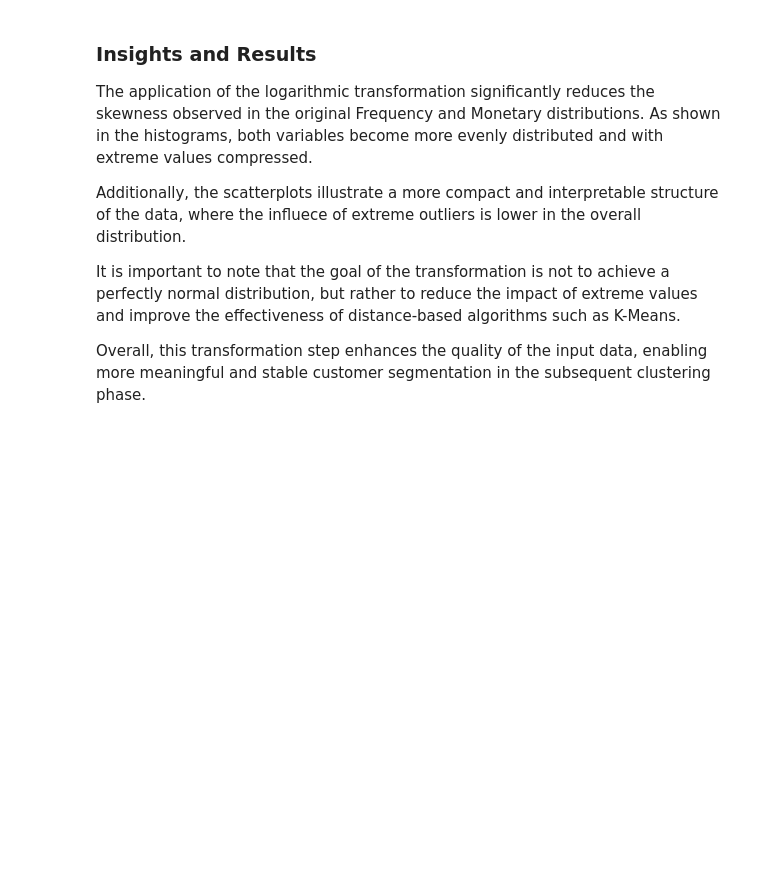
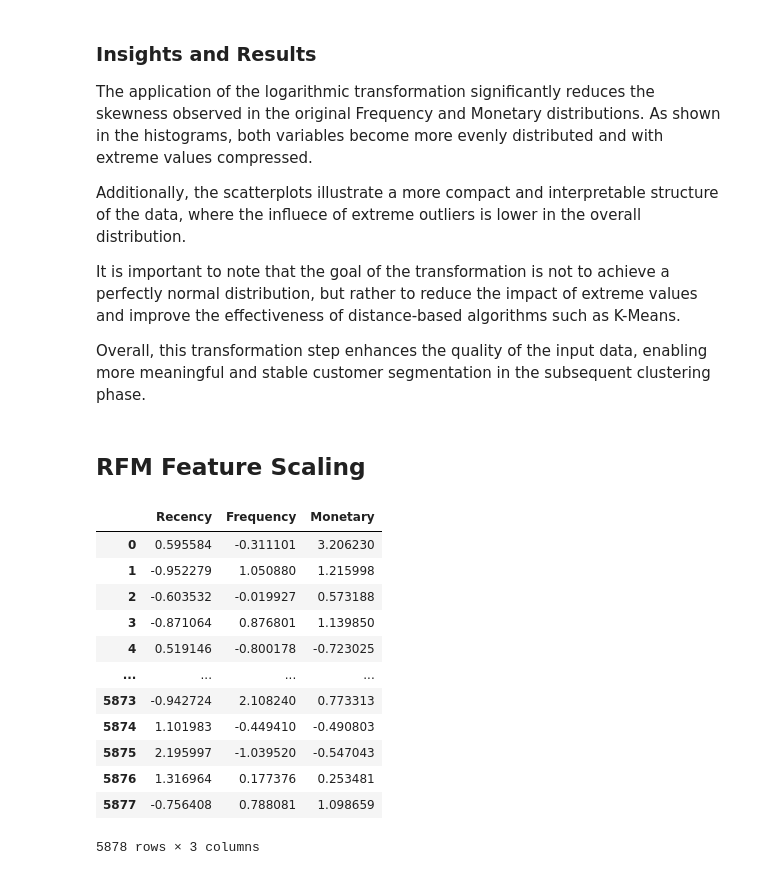
Before and after one commit to AmaKings9/online-retail-customer-analysis, a Jupyter notebook: notebooks/04_rfm_analysis.ipynb, the cells around one changed output. Cells and saved outputs as stored; diff of their text form; code cells hidden in the pictures; blank space fills up the shorter version.

Commit message:
Add feature scaling process

```diff
--- a/notebooks/04_rfm_analysis.ipynb
+++ b/notebooks/04_rfm_analysis.ipynb
@@ -126,3 +126,5 @@ Additionally, the scatterplots illustrate a more compact and interpretable struc
 It is important to note that the goal of the transformation is not to achieve a perfectly normal distribution, but rather to reduce the impact of extreme values and improve the effectiveness of distance-based algorithms such as K-Means.
 
 Overall, this transformation step enhances the quality of the input data, enabling more meaningful and stable customer segmentation in the subsequent clustering phase.
+# %% [markdown]
+## RFM Feature Scaling
@@ -128,0 +136,18 @@ Overall, this transformation step enhances the quality of the input data, enabli
+# %%
+df_rfm_scaled = pd.DataFrame(rfm_scaled)
+df_rfm_scaled.rename(columns={0: 'Recency', 1: 'Frequency', 2: 'Monetary'}, inplace=True)
+df_rfm_scaled
+# %% [output]
+|  | Recency | Frequency | Monetary |
+| 0 | 0.595584 | -0.311101 | 3.206230 |
+| 1 | -0.952279 | 1.050880 | 1.215998 |
+| 2 | -0.603532 | -0.019927 | 0.573188 |
+| 3 | -0.871064 | 0.876801 | 1.139850 |
+| 4 | 0.519146 | -0.800178 | -0.723025 |
+| ... | ... | ... | ... |
+| 5873 | -0.942724 | 2.108240 | 0.773313 |
+| 5874 | 1.101983 | -0.449410 | -0.490803 |
+| 5875 | 2.195997 | -1.039520 | -0.547043 |
+| 5876 | 1.316964 | 0.177376 | 0.253481 |
+| 5877 | -0.756408 | 0.788081 | 1.098659 |
+5878 rows × 3 columns
```
Also changed, not shown: parts of 5 cells of this notebook.
